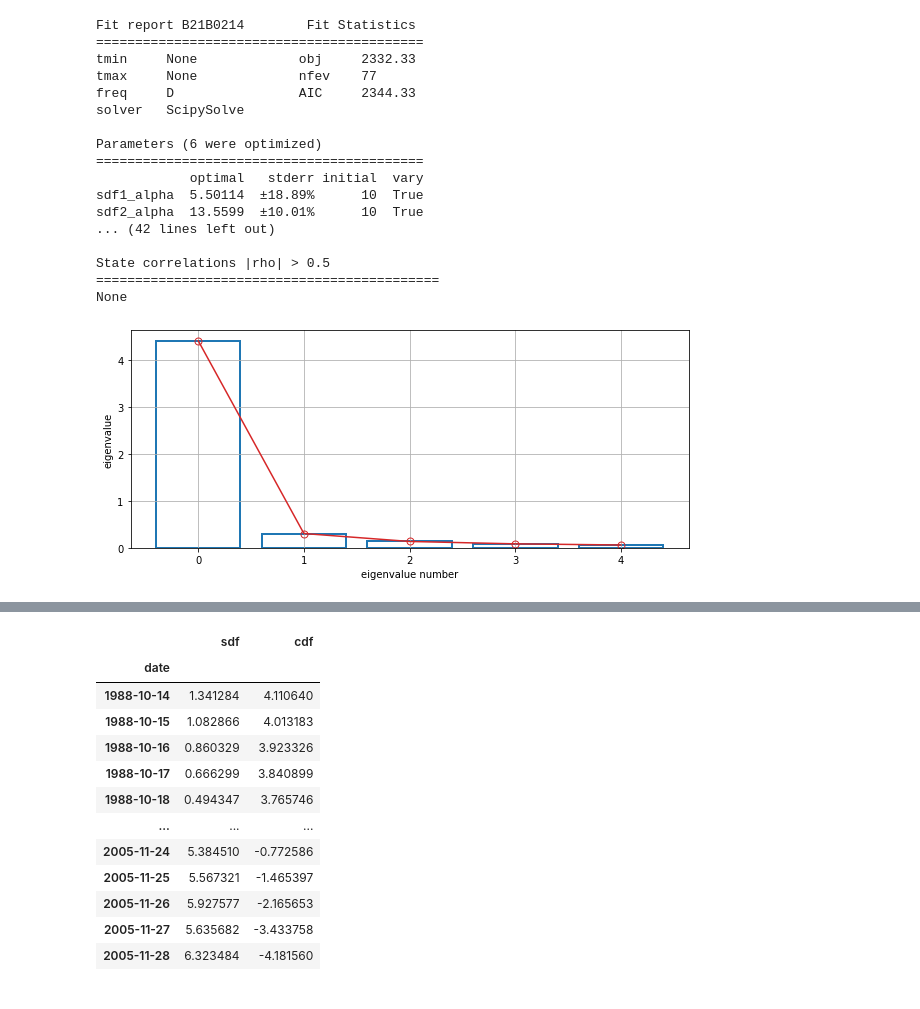
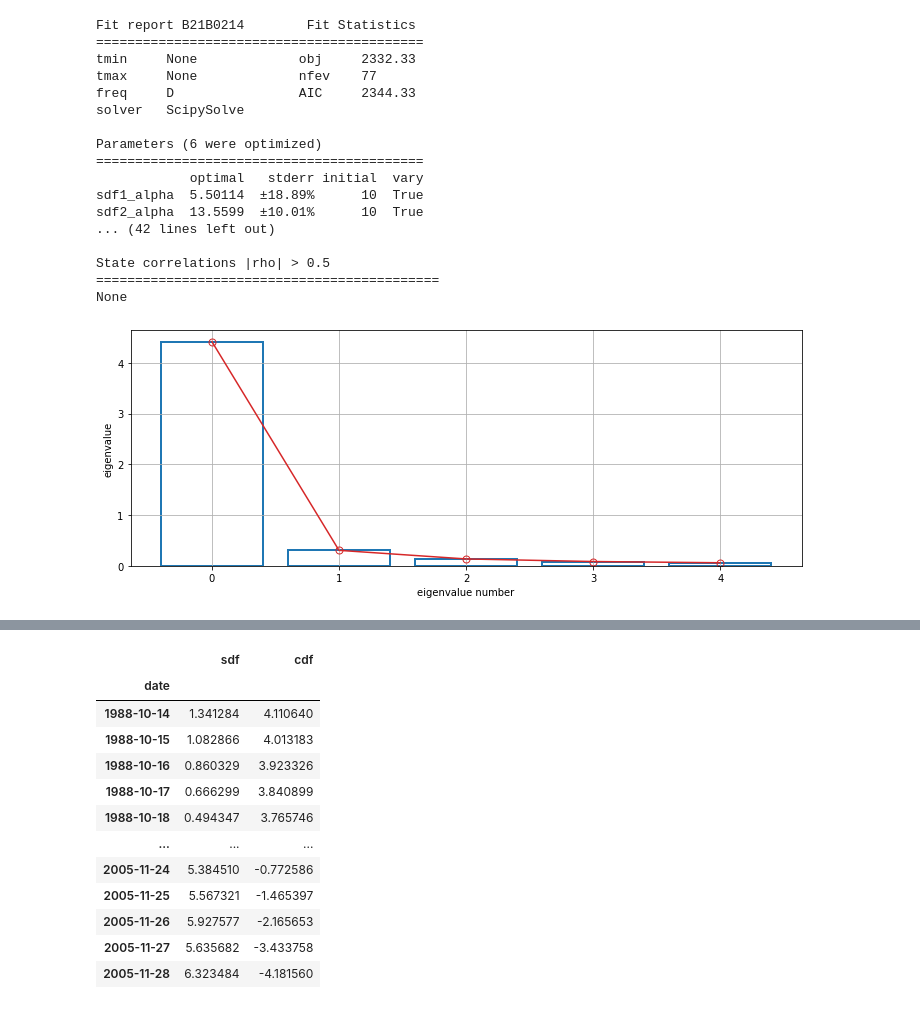
Before and after one commit to pastas/metran, a Jupyter notebook: examples/ex01_multiple_timeseries_analysis.ipynb, the cells around one changed output, grey strips where cells are left out. Saved outputs shown, nothing was run; the diff lists cells and outputs as text; code cells hidden in the pictures.

Commit message:
create plots with MetranPlot

```diff
--- a/examples/ex01_multiple_timeseries_analysis.ipynb
+++ b/examples/ex01_multiple_timeseries_analysis.ipynb
@@ -124,15 +124,8 @@ sdf2_alpha  13.5599  ±10.01%      10  True
 State correlations |rho| > 0.5
 ============================================
 None
-# %%
-# Get eigenvalues (can be used to plot scree plot, see e.g. Fig 2 in JoH paper)
-
-n_ev = np.arange(mt.eigval.shape[0])
-fig, ax = plt.subplots(1, 1, figsize=(10, 4))
-ax.plot(n_ev, mt.eigval, marker="o", ms=7, mfc="none", c="C3")
-ax.bar(n_ev, mt.eigval, facecolor="none", edgecolor="C0", linewidth=2)
-ax.grid(b=True)
-ax.set_ylabel("eigenvalue")
-ax.set_xlabel("eigenvalue number");
-# %% [output]
-[figure, removed]
+# %%
+# Plot eigenvalues in scree plot, see e.g. Fig 2 in JoH paper
+ax = mt.plots.scree_plot()
+# %% [output]
+[figure, added]
```
Also changed, not shown: parts of 14 cells of this notebook.
